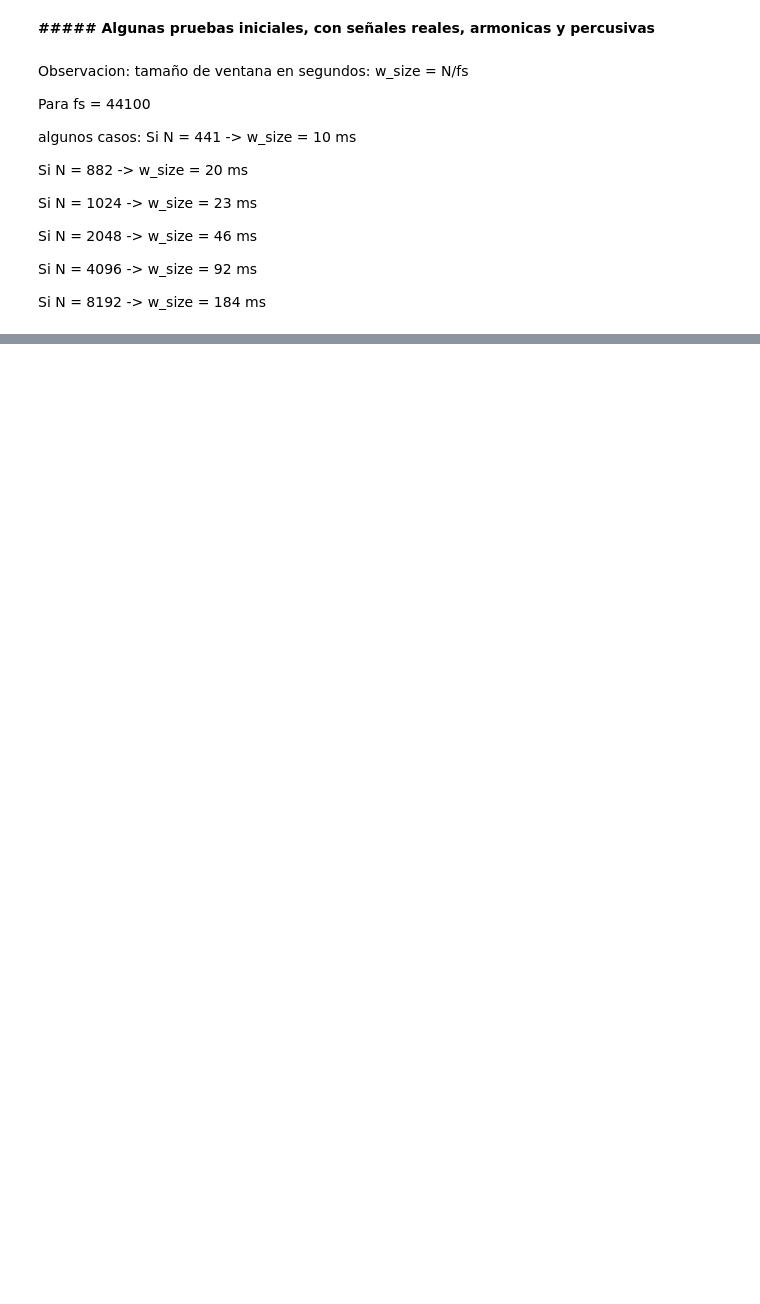
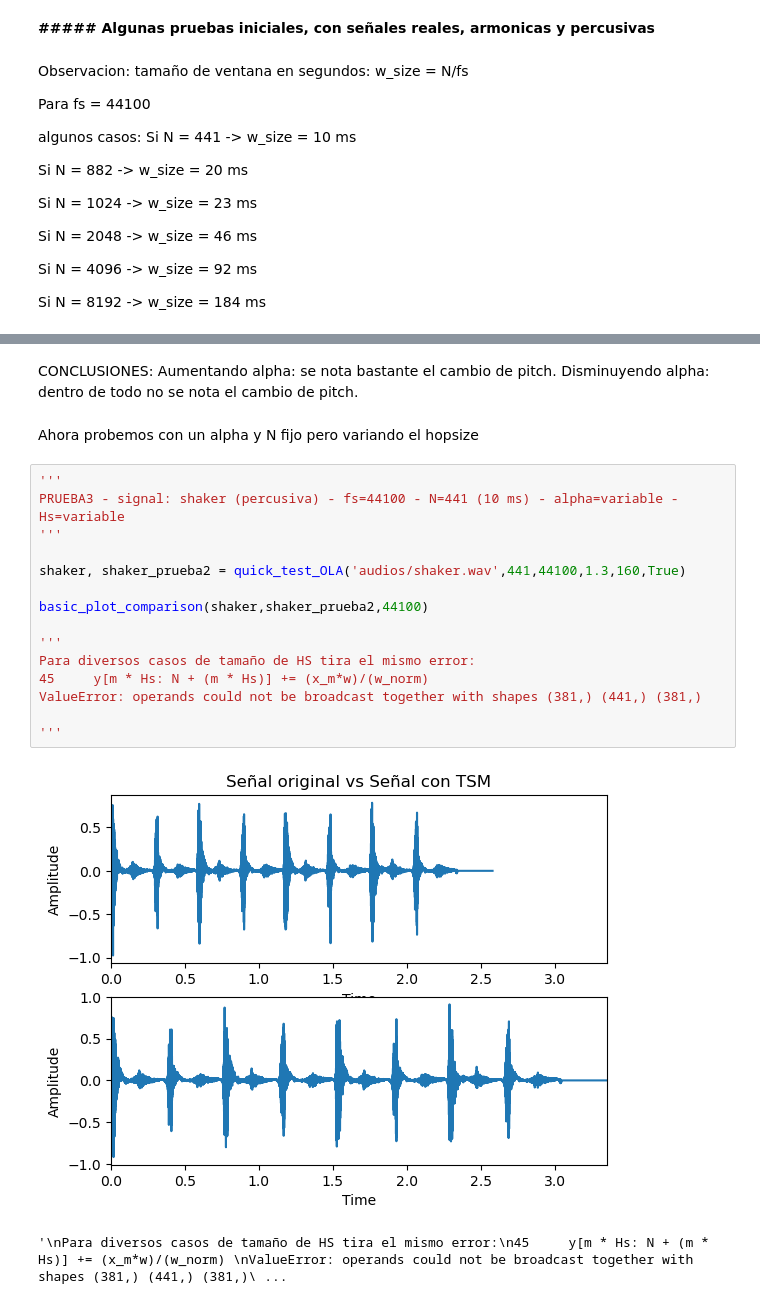
Before and after one commit to MatiasDiBernardo/TSM_Toolkit, a Jupyter notebook: OLA_tests.ipynb, the cells around one changed output, grey strips where cells are left out. Cells and saved outputs as stored; diff of their text form; blank space fills up the shorter version.

```diff
--- a/OLA_tests.ipynb
+++ b/OLA_tests.ipynb
@@ -55,0 +172,24 @@ ValueError: too many values to unpack (expected 2)
+# %% [markdown]
+CONCLUSIONES:
+Aumentando alpha: se nota bastante el cambio de pitch.
+Disminuyendo alpha: dentro de todo no se nota el cambio de pitch.
+# %% [markdown]
+Ahora probemos con un alpha y N fijo pero variando el hopsize
+# %%
+'''
+PRUEBA3 - signal: shaker (percusiva) - fs=44100 - N=441 (10 ms) - alpha=variable - Hs=variable
+'''
+
+shaker, shaker_prueba2 = quick_test_OLA('audios/shaker.wav',441,44100,1.3,160,True)
+
+basic_plot_comparison(shaker,shaker_prueba2,44100)
+
+'''
+Para diversos casos de tamaño de HS tira el mismo error:
+45     y[m * Hs: N + (m * Hs)] += (x_m*w)/(w_norm)
+ValueError: operands could not be broadcast together with shapes (381,) (441,) (381,)
+
+'''
+# %% [output]
+[figure, added]
+'\nPara diversos casos de tamaño de HS tira el mismo error:\n45     y[m * Hs: N + (m * Hs)] += (x_m*w)/(w_norm) \nValueError: operands could not be broadcast together with shapes (381,) (441,) (381,)\ ...
```
Also changed, not shown: parts of 14 cells of this notebook.
